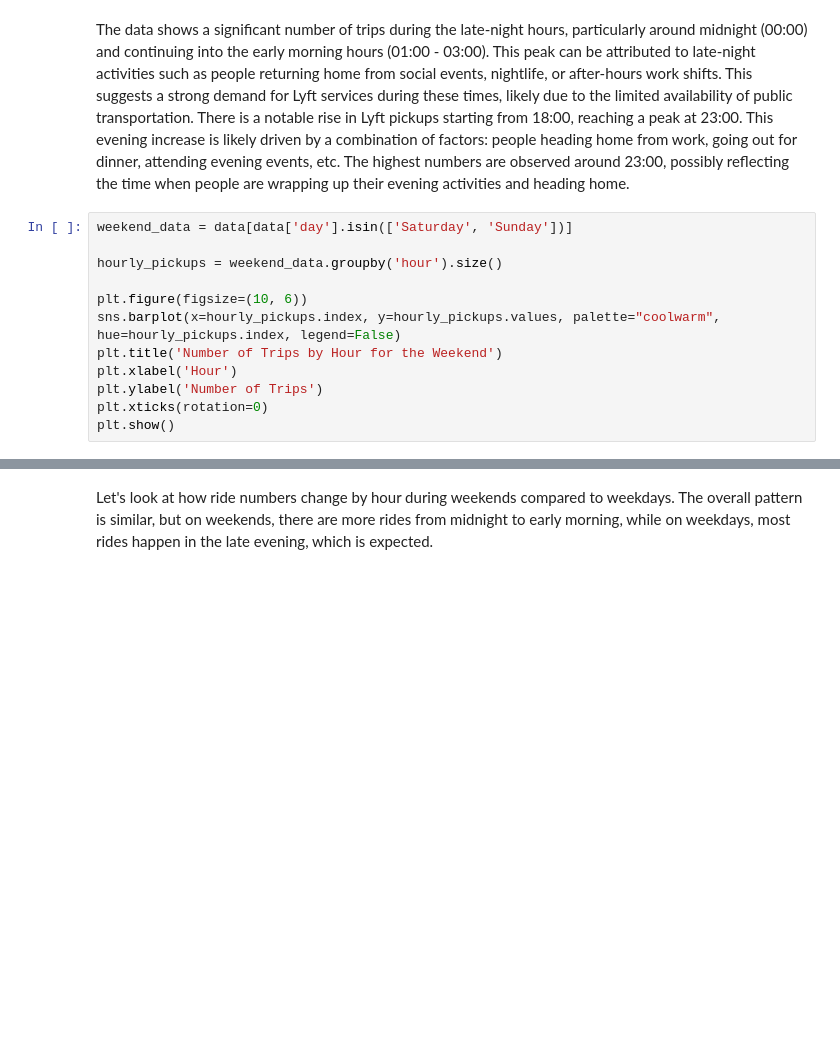
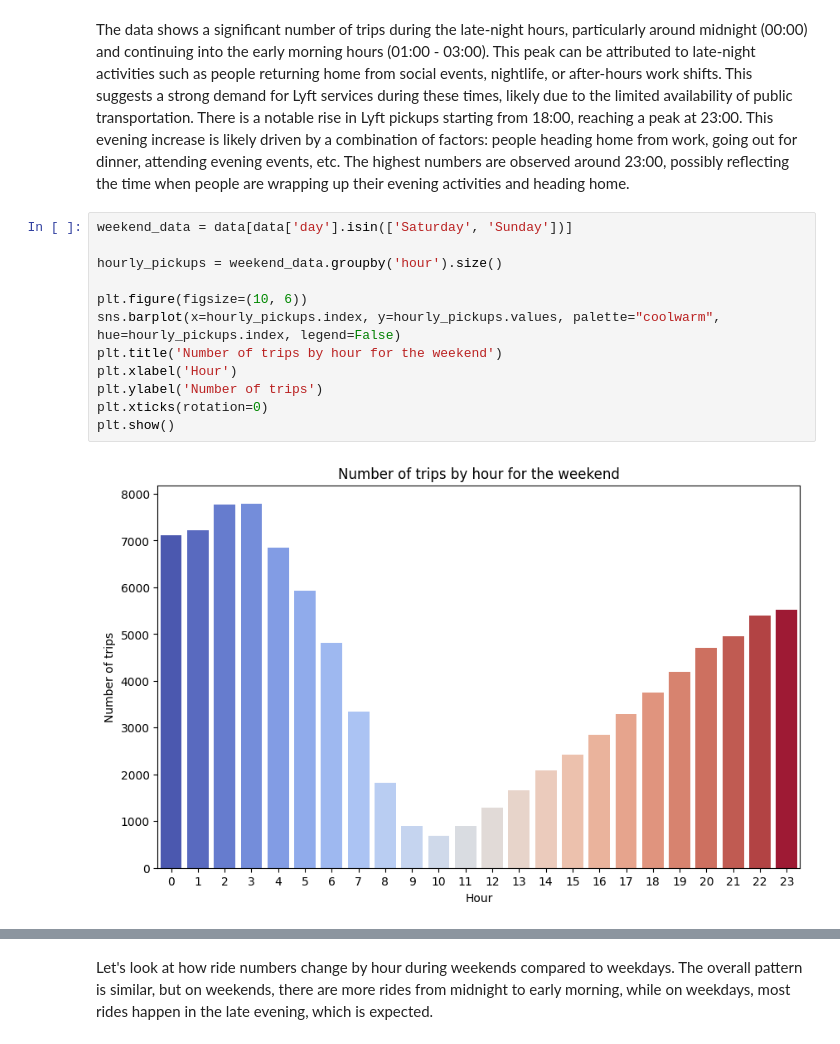
Before and after one commit to savicm5/mlProject, a Jupyter notebook: src/05_other_lyft_2014.ipynb, the cells around one changed output, grey strips where cells are left out. Drawn from its saved outputs; the diff is of its cells as text; blank space fills up the shorter version.

```diff
--- a/src/05_other_lyft_2014.ipynb
+++ b/src/05_other_lyft_2014.ipynb
@@ -119,15 +125,17 @@ There is a notable rise in Lyft pickups starting from 18:00, reaching a peak at
 # %%
 weekend_data = data[data['day'].isin(['Saturday', 'Sunday'])]
 
 hourly_pickups = weekend_data.groupby('hour').size()
 
 plt.figure(figsize=(10, 6))
 sns.barplot(x=hourly_pickups.index, y=hourly_pickups.values, palette="coolwarm", hue=hourly_pickups.index, legend=False)
-plt.title('Number of Trips by Hour for the Weekend')
+plt.title('Number of trips by hour for the weekend')
 plt.xlabel('Hour')
-plt.ylabel('Number of Trips')
+plt.ylabel('Number of trips')
 plt.xticks(rotation=0)
 plt.show()
+# %% [output]
+[figure, added]
 # %%
 weekend_data = data[data['day'].isin(['Monday', 'Tuesday', 'Wednesday', 'Thursday', 'Friday'])]
 
```
Also changed, not shown: parts of 4 cells of this notebook.
